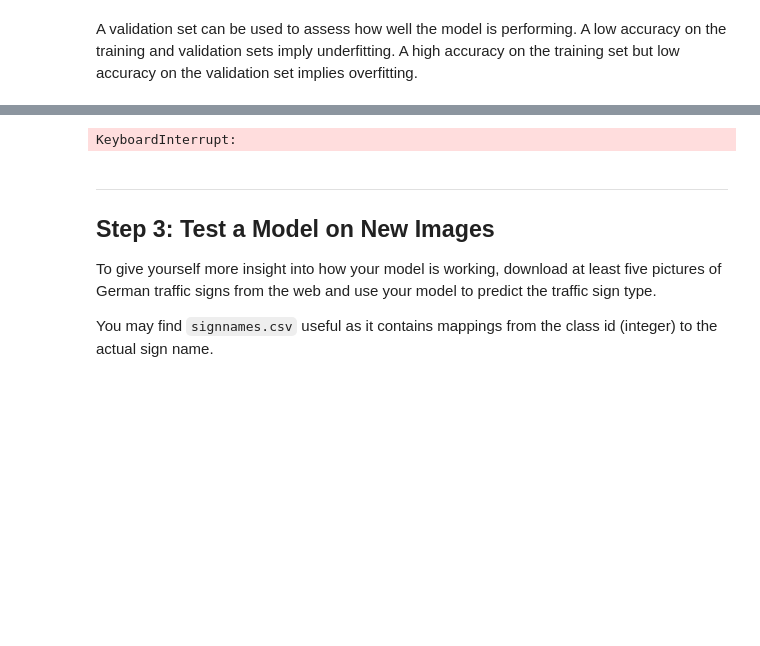
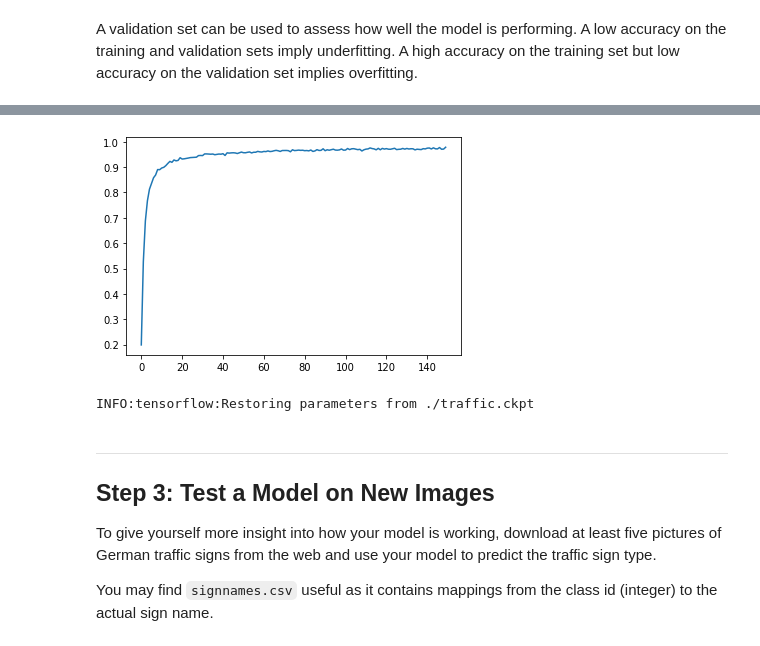
Before and after one commit to mimhof/CarND-Traffic-Sign-Classifier-Project, a Jupyter notebook: Traffic_Sign_Classifier.ipynb, the cells around one changed output, grey strips where cells are left out. Drawn from its saved outputs; the diff is of its cells as text; code cells hidden in the pictures; blank space fills up the shorter version.

```diff
--- a/Traffic_Sign_Classifier.ipynb
+++ b/Traffic_Sign_Classifier.ipynb
@@ -209,3 +266,13 @@ def convnet_model(x):
 
     # Output Layer
     return tf.add(tf.matmul(fc2, weights['out']), biases['out'])
+# %%
+logits = convnet_model(x)
+cross_entropy = tf.nn.softmax_cross_entropy_with_logits(labels=one_hot_y, logits=logits)
+loss_operation = tf.reduce_mean(cross_entropy)
+optimizer = tf.train.AdamOptimizer(learning_rate=RATE)
+training_operation = optimizer.minimize(loss_operation)
+
+correct_prediction = tf.equal(tf.argmax(logits, 1), tf.argmax(one_hot_y, 1))
+accuracy_operation = tf.reduce_mean(tf.cast(correct_prediction, tf.float32))
+saver = tf.train.Saver()
@@ -220,60 +290,35 @@ sets imply underfitting. A high accuracy on the training set but low accuracy on
 ### Once a final model architecture is selected,
 ### the accuracy on the test set should be calculated and reported as well.
 ### Feel free to use as many code cells as needed.
-from tensorflow.compat.v1 import placeholder
-from tensorflow.compat.v1.train import AdamOptimizer
 from sklearn.utils import shuffle
 
-rate = 0.001
-epochs = 20
-batch_size = 128
-kp = 0.5
-
-
-def evaluate(X_data, y_data):
-    num_examples = len(X_data)
-    total_accuracy = 0
-    sess = tf.compat.v1.get_default_session()
-    for offset in range(0, num_examples, batch_size):
-        batch_x, batch_y = X_data[offset:offset+batch_size], y_data[offset:offset+batch_size]
-        accuracy = sess.run(accuracy_operation, feed_dict={x: batch_x, y: batch_y, keep_prob: 1.0})
-        total_accuracy += (accuracy * len(batch_x))
-    return total_accuracy / num_examples
-
-with tf.compat.v1.Session() as sess:
-    x = placeholder(tf.float32, (None, 32, 32, 3))
-    y = placeholder(tf.int32, (None))
-    keep_prob = tf.compat.v1.placeholder(tf.float32)
-    one_hot_y = tf.one_hot(y, n_classes)
-    num_examples = len(X_train)
-
-    logits = convnet_model(x)
-    cross_entropy = tf.nn.softmax_cross_entropy_with_logits(labels=one_hot_y, logits=logits)
-    loss_operation = tf.reduce_mean(cross_entropy)
-    optimizer = AdamOptimizer(learning_rate=rate)
-    training_operation = optimizer.minimize(loss_operation)
-
-    sess.run(tf.compat.v1.global_variables_initializer())
-
-    correct_prediction = tf.equal(tf.argmax(logits, 1), tf.argmax(one_hot_y, 1))
-    accuracy_operation = tf.reduce_mean(tf.cast(correct_prediction, tf.float32))
-    saver = tf.compat.v1.train.Saver()
+with tf.Session() as sess:
+    sess.run(tf.global_variables_initializer())
 
     print("Training...")
     print()
-    for i in range(epochs):
-        X_train_val, y_train_val = shuffle(X_train, y_train)
-        for offset in range(0, num_examples, batch_size):
-            end = offset + batch_size
+    validation_accuracy_list = []
+
+    for i in range(EPOCHS):
+        X_train_val, y_train_val = shuffle(process_images(X_train), y_train)
+        for offset in range(0, len(X_train_val), BATCH_SIZE):
+            end = offset + BATCH_SIZE
             batch_x, batch_y = X_train_val[offset:end], y_train_val[offset:end]
-            sess.run(training_operation, feed_dict={x: batch_x, y: batch_y, keep_prob: kp})
+            sess.run(training_operation, feed_dict={x: batch_x, y: batch_y, keep_prob: DROPOUT})
 
-        validation_accuracy = evaluate(X_valid, y_valid)
+        validation_accuracy = evaluate(process_images(X_valid), y_valid)
+
         print("EPOCH {} ...".format(i+1))
         print("Validation Accuracy = {:.3f}".format(validation_accuracy))
         print()
+        validation_accuracy_list.append(validation_accuracy)
 
     saver.save(sess, './traffic.ckpt')
+
+    # show learning statistics
+    plt.plot(range(EPOCHS),validation_accuracy_list)
+    plt.show
+
     print("Model saved")
 # %% [output]
 Training...
@@ -289,4 +341,10 @@ Validation Accuracy = 0.784
-KeyboardInterrupt:
+[figure, added]
+# %%
+# Restore model here
+with tf.Session() as sess:
+    saver.restore(sess, './traffic.ckpt')
+# %% [output]
+INFO:tensorflow:Restoring parameters from ./traffic.ckpt
 # %% [markdown]
 ---
 
```
Also changed, not shown: parts of 15 cells of this notebook, 7 other files.
